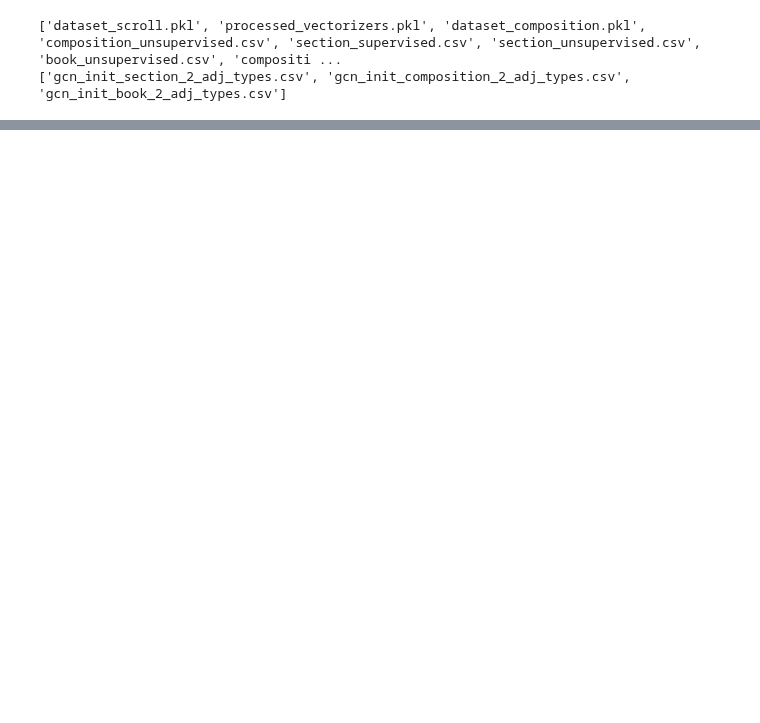
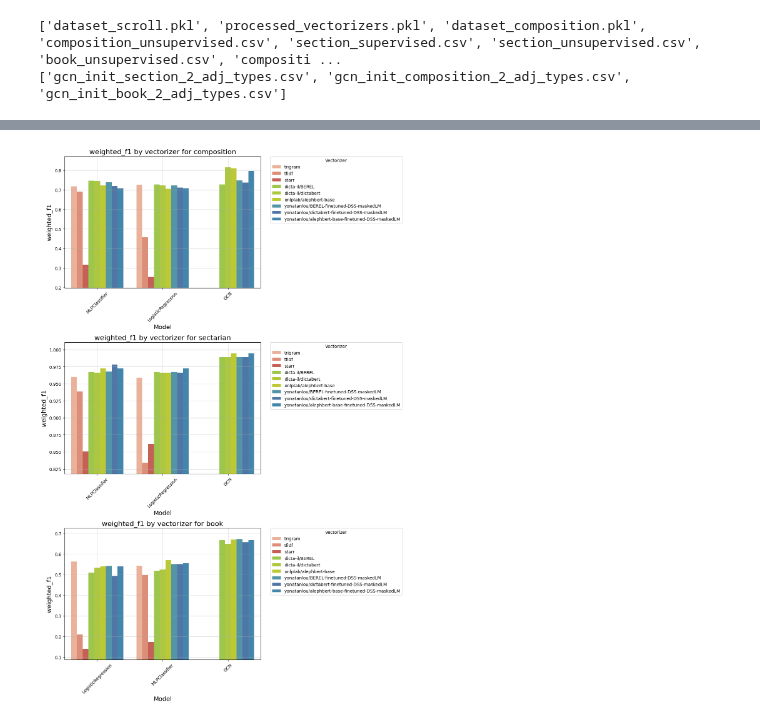
Before and after one commit to yonatanlou/QumranNLP, a Jupyter notebook: notebooks/4.1-gnn_analysis.ipynb, the cells around one changed output, grey strips where cells are left out. Drawn from its saved outputs; the diff is of its cells as text; code cells hidden in the pictures; blank space fills up the shorter version.

```diff
--- a/notebooks/4.1-gnn_analysis.ipynb
+++ b/notebooks/4.1-gnn_analysis.ipynb
@@ -201 +184,18 @@ all_results[all_results["task"] == "composition"]
+# %%
+base_color_by_group = {
+    'classic_text_features': "coolwarm",  # Red
+    'pre_trained_bert': "viridis",  # Green
+    'fine_tuned': "Spectral"  # Blue
+}
+
+color_map = generate_color_map(all_results, "vectorizer", "vectorizer_type", "RdYlGn", base_color_by_group)
+
+file_name = f"{BASE_DIR}/experiments/gnn/comparsion_plot_all_tasks.png"
+file_name = None
+# hue_cols = list(all_results[all_results["model"]=="GCN"]["vectorizer"].unique())+["trigram"]
+hue_cols = all_results["vectorizer"].unique()
+plot_obj = generate_bar_plot(all_results, "model", "weighted_f1", "vectorizer", "vectorizer_type", color_map,
+                             filename=file_name, which_hue_cols=hue_cols, base_color_by_group=base_color_by_group)
+# %% [output]
+[figure, added]
 # %%
```
Also changed, not shown: parts of 6 cells of this notebook, 2 other files.
